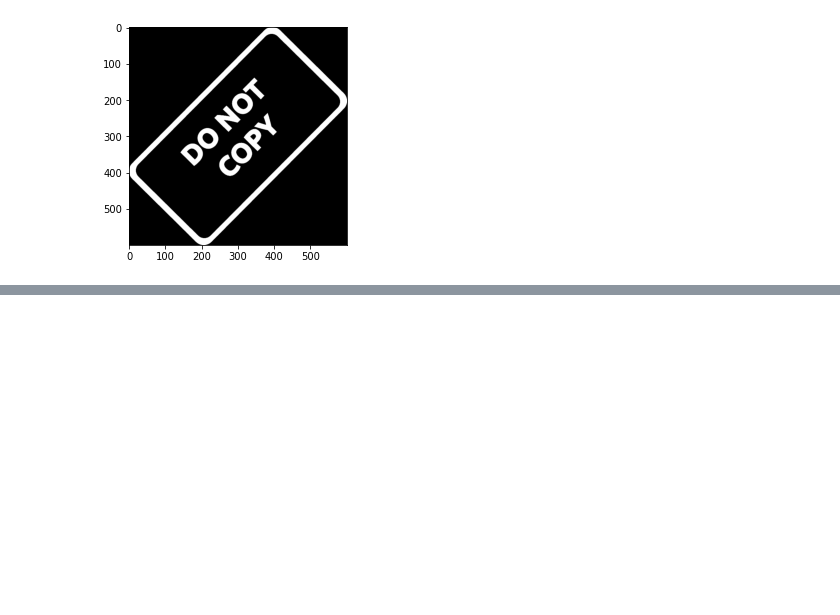
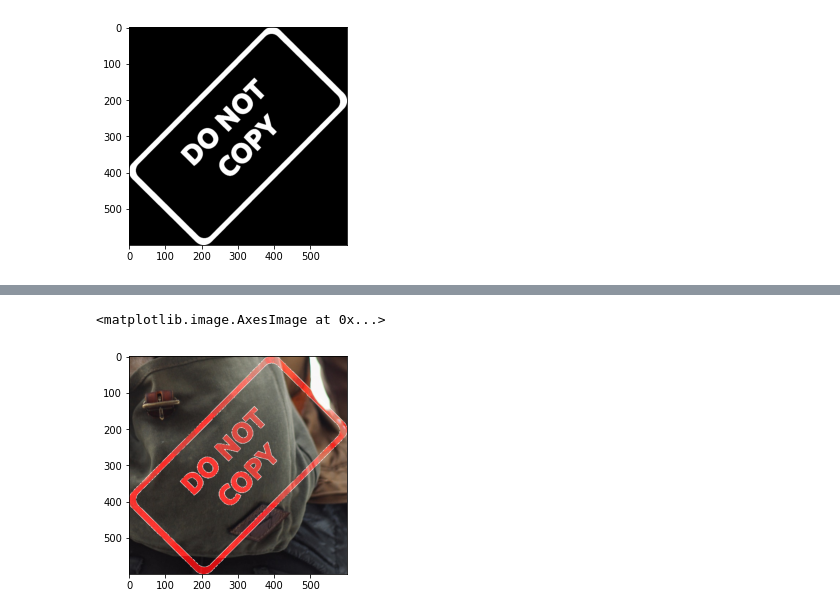
Before and after one commit to wglouie/hri_course_ws, a Jupyter notebook: src/image_processing/blending-images-of-different-size.ipynb, the cells around one changed output, grey strips where cells are left out. Drawn from its saved outputs; the diff is of its cells as text; code cells hidden in the pictures; blank space fills up the shorter version.

```diff
--- a/src/image_processing/blending-images-of-different-size.ipynb
+++ b/src/image_processing/blending-images-of-different-size.ipynb
@@ -54,0 +65,6 @@ fg =cv2.bitwise_and(img2, img2, mask=mask_inv)
+# %%
+final_roi = cv2.bitwise_or(roi,fg)
+plt.imshow(final_roi)
+# %% [output]
+<matplotlib.image.AxesImage at 0x...>
+[figure, added]
```
Also changed, not shown: parts of 3 cells of this notebook, 14 other files.
